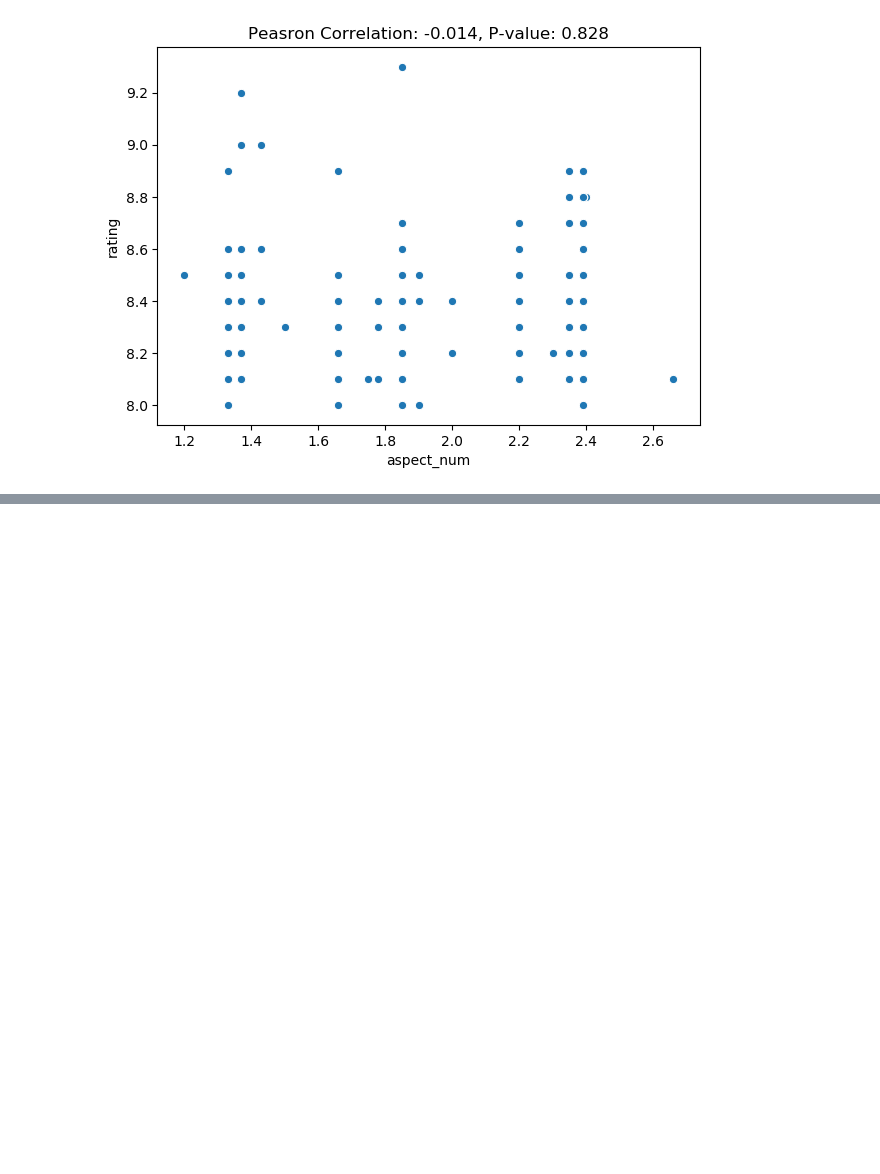
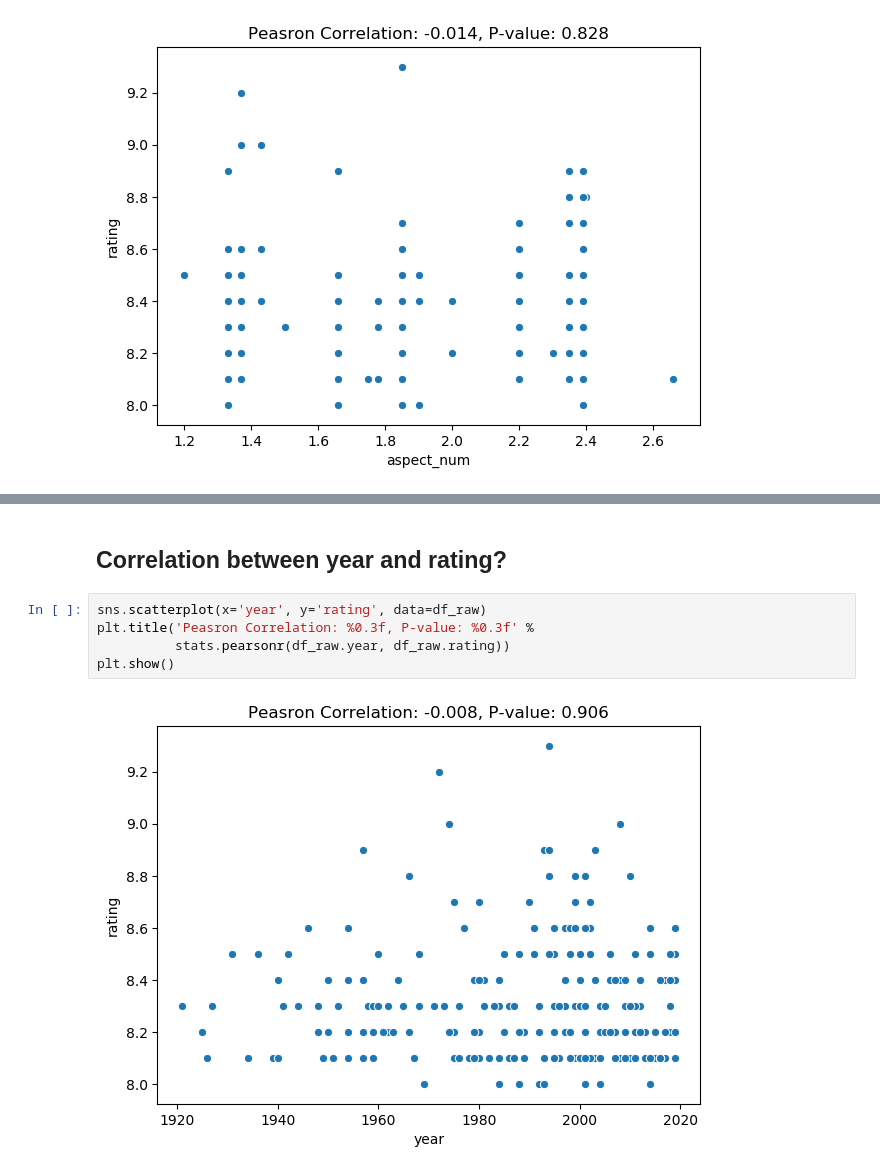
Before and after one commit to rpomponio/cine_factor, a Jupyter notebook: notebooks/data_cleaning_demo.ipynb, the cells around one changed output, grey strips where cells are left out. Saved outputs shown, nothing was run; the diff lists cells and outputs as text; blank space fills up the shorter version.

Commit message:
updated data cleaning

```diff
--- a/notebooks/data_cleaning_demo.ipynb
+++ b/notebooks/data_cleaning_demo.ipynb
@@ -257,0 +265,9 @@ plt.show()
+# %% [markdown]
+## Correlation between year and rating?
+# %%
+sns.scatterplot(x='year', y='rating', data=df_raw)
+plt.title('Peasron Correlation: %0.3f, P-value: %0.3f' %
+          stats.pearsonr(df_raw.year, df_raw.rating))
+plt.show()
+# %% [output]
+[figure, added]
```
Also changed, not shown: parts of 6 cells of this notebook.
